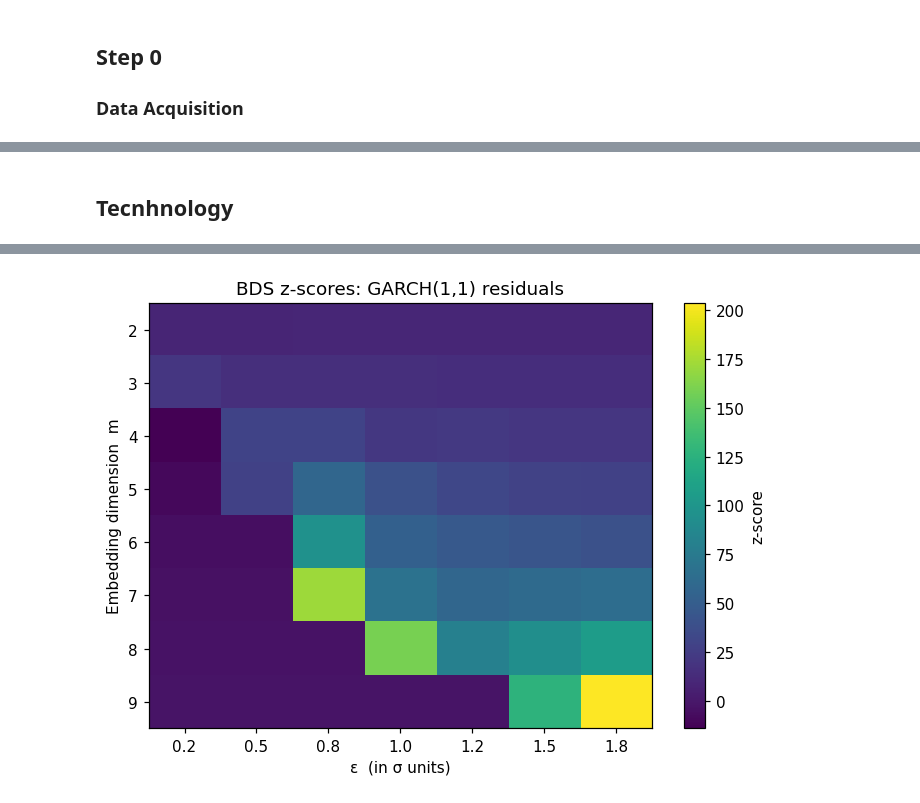
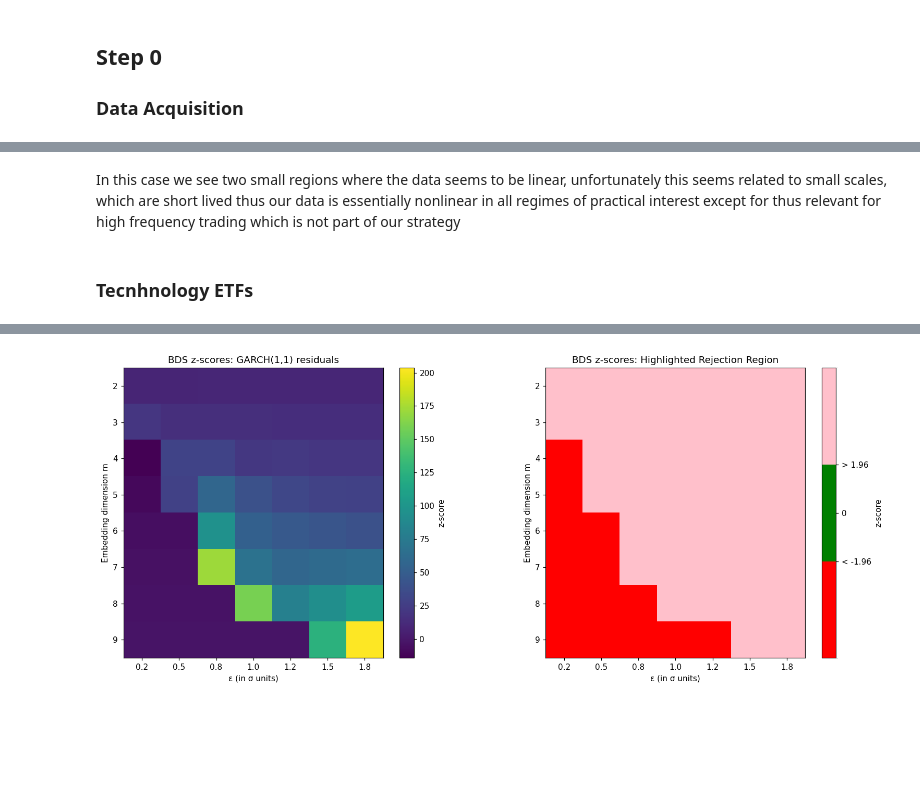
Before and after one commit to George-Creekbed/capstone_review, a Jupyter notebook: step1a.ipynb, the cells around one changed output, grey strips where cells are left out. Cells and saved outputs as stored; diff of their text form; code cells hidden in the pictures; blank space fills up the shorter version.

```diff
--- a/step1a.ipynb
+++ b/step1a.ipynb
@@ -173,19 +194,12 @@ plt.show()
+# %% [markdown]
+In this case we see two small regions where the data seems to be linear,
+unfortunately this seems related to small scales, which are
+short lived thus our data is essentially nonlinear in all regimes of practical
+interest except for thus relevant for high frequency trading which is not
+part of our strategy
 # %% [markdown]
-## Tecnhnology
+### Tecnhnology ETFs
 # %%
-bds_filt = bds_residuals("IYW","XLK")
-
-filt_piv = make_pivot(bds_filt, "z")
-
-# 2) Heat‑map of z‑scores for GARCH‑filtered residuals
-plt.figure(dpi=110)
-plt.title("BDS z‑scores: GARCH(1,1) residuals")
-plt.imshow(filt_piv, aspect="auto")
-plt.xticks(np.arange(len(filt_piv.columns)), filt_piv.columns)
-plt.yticks(np.arange(len(filt_piv.index)),   filt_piv.index)
-plt.xlabel("ε  (in σ units)")
-plt.ylabel("Embedding dimension  m")
-plt.colorbar(label="z‑score")
-plt.tight_layout()
-plt.show()
+bds_tech = bds_residuals("IYW","XLK")
+plot_bds_heatmaps(bds_tech)
 # %% [output]
@@ -193 +208 @@ IYW on XLK Regression beta coefficient:  0.9986184658416093
-[figure, old version]
+[figure, new version]
```
Also changed, not shown: parts of 29 cells of this notebook.
